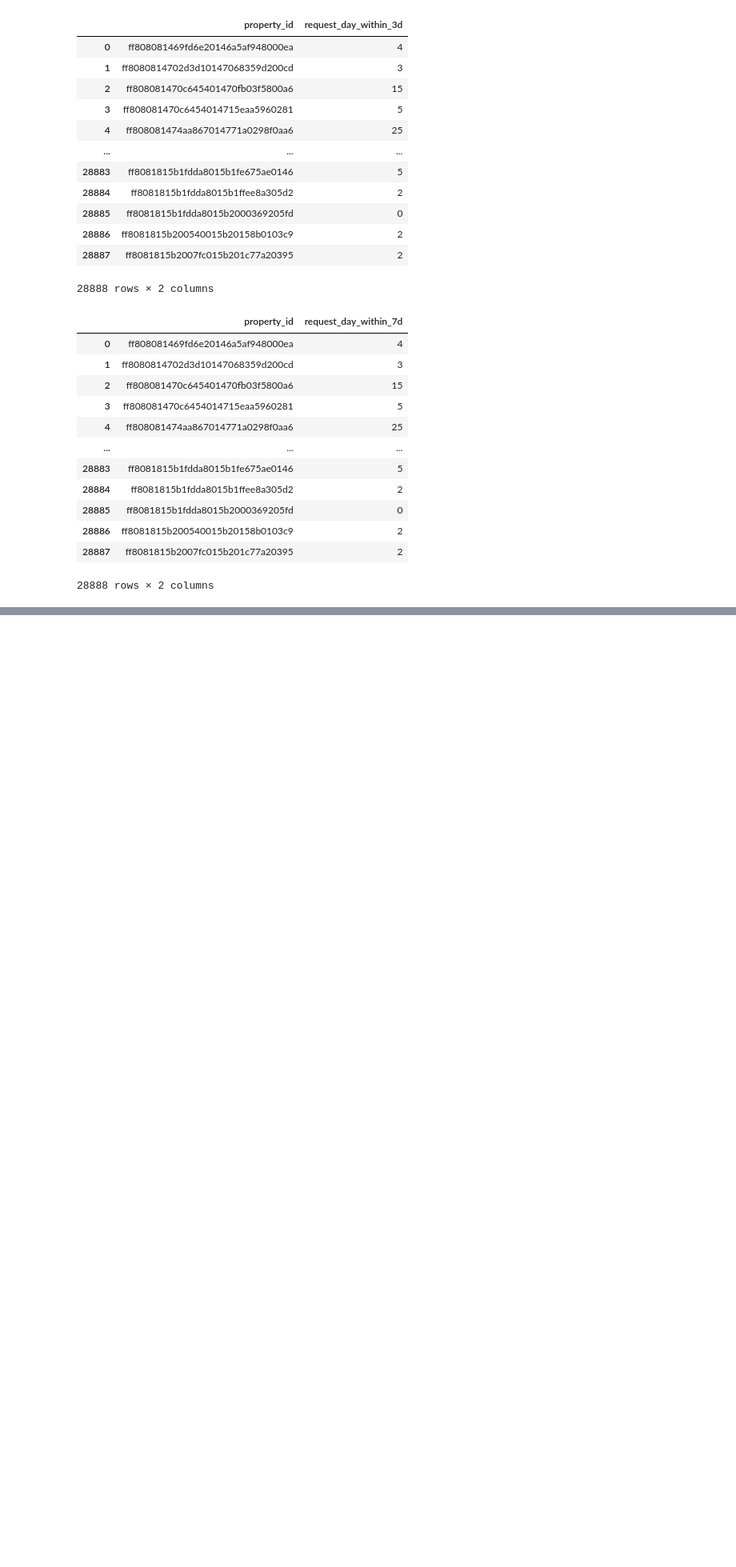
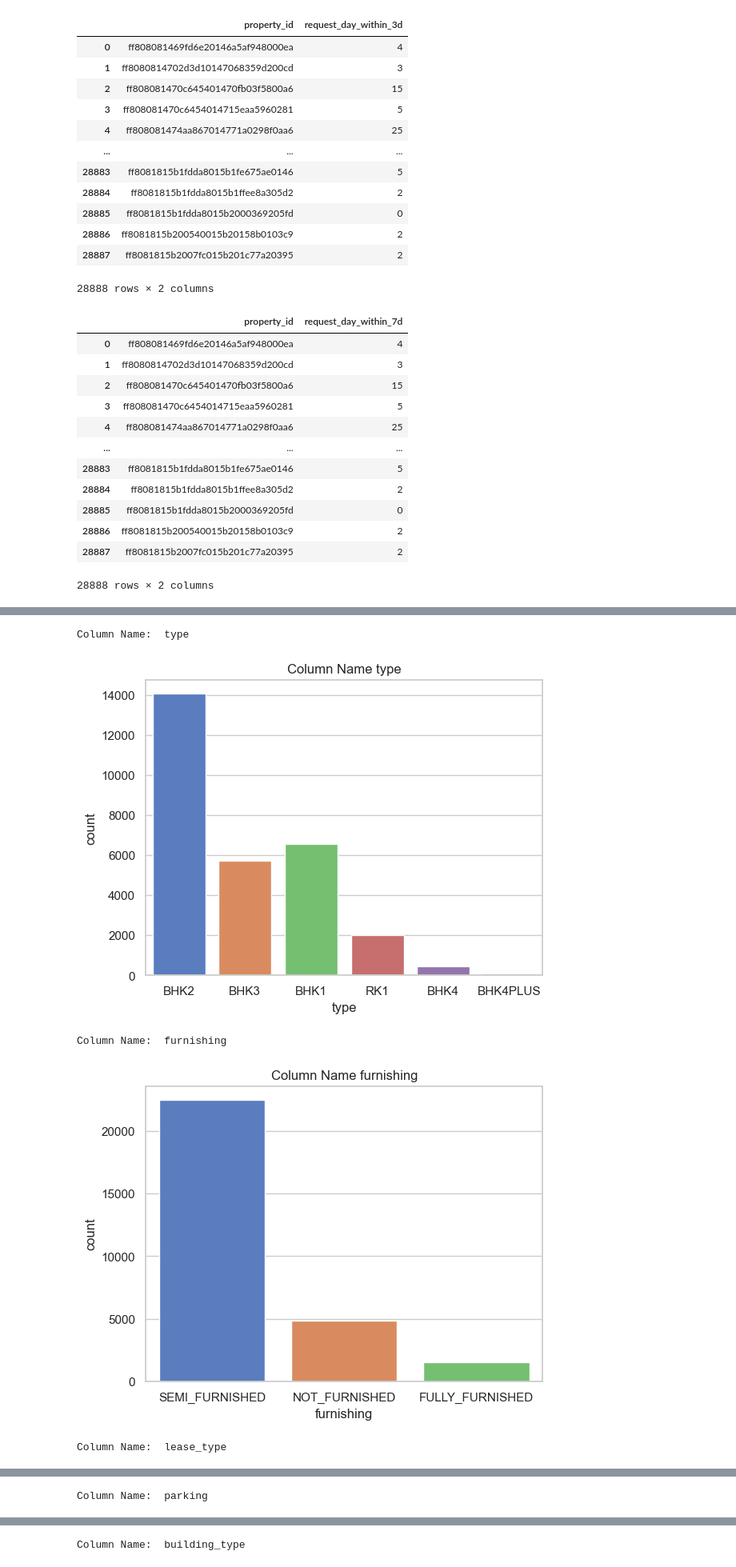
Before and after one commit to kshirsagarsiddharth/mlflow-property, a Jupyter notebook: property_click_prediction_eda.ipynb, the cells around one changed output, grey strips where cells are left out. Shown at 80% size. Cells and saved outputs as stored; diff of their text form; code cells hidden in the pictures; blank space fills up the shorter version.

```diff
--- a/property_click_prediction_eda.ipynb
+++ b/property_click_prediction_eda.ipynb
@@ -145,0 +209,11 @@ request_day_within_7d['7d_class'] = request_day_within_7d['request_day_within_7d
+# %%
+# performing categorical and numerical analysis
+
+
+df_cat = df.select_dtypes(include=['object'])
+df_num = df.select_dtypes(include=['number'])
+# %%
+for col in df_cat:
+    print("Column Name: ", col)
+    print(df_cat[col].value_counts())
+    print("\n" + "--" * 20)
@@ -145,0 +238,12 @@ request_day_within_7d['7d_class'] = request_day_within_7d['request_day_within_7d
+# %%
+for col in df_cat:
+    print("Column Name: ", col)
+    sns.countplot(data = df, x = col, hue = col)
+    plt.title(f'Column Name {col}')
+    plt.show()
+# %% [output]
+Column Name:  type
+[figure, added]
+Column Name:  furnishing
+[figure, added]
+Column Name:  lease_type
@@ -145,0 +251 @@ request_day_within_7d['7d_class'] = request_day_within_7d['request_day_within_7d
+Column Name:  parking
@@ -145,0 +253 @@ request_day_within_7d['7d_class'] = request_day_within_7d['request_day_within_7d
+Column Name:  building_type
```
Also changed, not shown: parts of 18 cells of this notebook, 1 other file.
